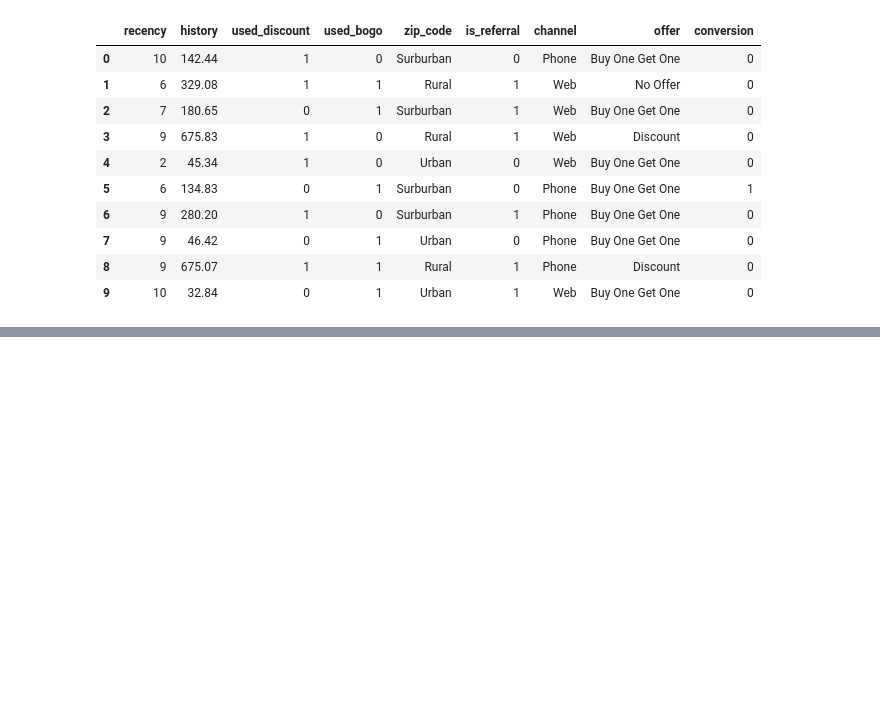
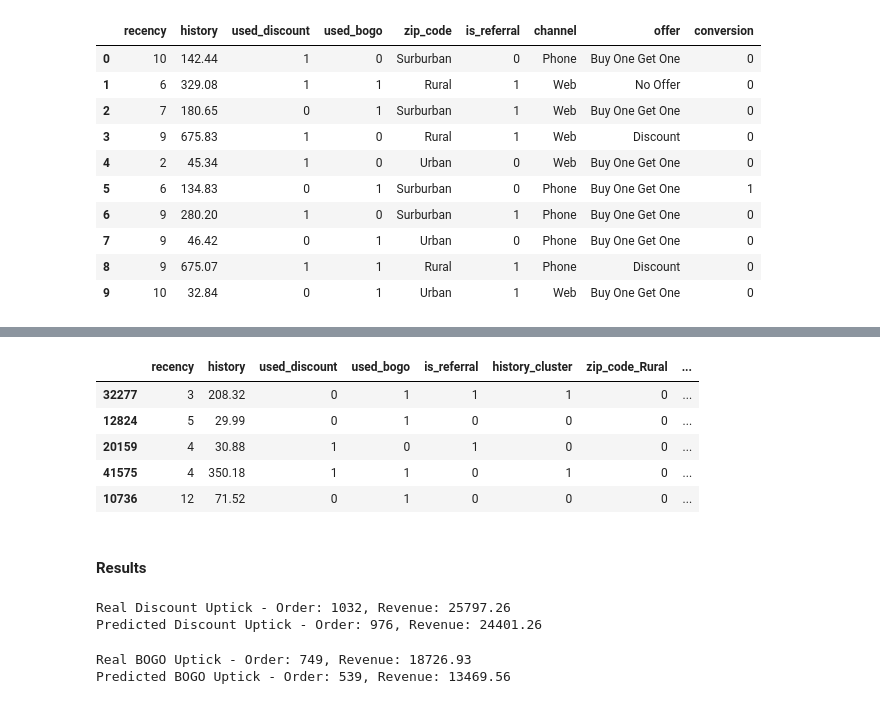
Before and after one commit to Williamdst/Springboard-DSC, a Jupyter notebook: 22.3_Data-Driven-Growth/VII_Market-Response-Models.ipynb, the cells around one changed output, grey strips where cells are left out. Cells and saved outputs as stored; diff of their text form; code cells hidden in the pictures; blank space fills up the shorter version.

```diff
--- a/22.3_Data-Driven-Growth/VII_Market-Response-Models.ipynb
+++ b/22.3_Data-Driven-Growth/VII_Market-Response-Models.ipynb
@@ -55,0 +210,10 @@ df_data.head(10)
+# %%
+X = df_model.drop(['conversion'], axis=1)
+y = df_model.conversion
+# %%
+X_train, X_test, y_train, y_test = train_test_split(X, y, test_size=0.2, random_state=56)
+# %%
+xgb_model = xgb.XGBClassifier().fit(X_train, y_train)
+
+# Predict_proba returns the probability of the target output. It returns both the probability of 0 and 1
+X_test['proba'] = xgb_model.predict_proba(X_test)[:,1]
@@ -55,0 +227,13 @@ df_data.head(10)
+# %%
+result_df = pd.merge(X_test, y_test, how='left', right_index=True, left_index=True)
+# %%
+result_df.head()
+# %% [output]
+|  | recency | history | used_discount | used_bogo | is_referral | history_cluster | zip_code_Rural | ... |
+| 32277 | 3 | 208.32 | 0 | 1 | 1 | 1 | 0 | ... |
+| 12824 | 5 | 29.99 | 0 | 1 | 0 | 0 | 0 | ... |
+| 20159 | 4 | 30.88 | 1 | 0 | 1 | 0 | 0 | ... |
+| 41575 | 4 | 350.18 | 1 | 1 | 0 | 1 | 0 | ... |
+| 10736 | 12 | 71.52 | 0 | 1 | 0 | 0 | 0 | ... |
+# %% [markdown]
+#### Results
@@ -55,0 +243,6 @@ df_data.head(10)
+# %%
+print('Real Discount Uptick - Order: {:.0f}, Revenue: {:.2f}'.format(result_discount_uptick, result_discount_uptick*25))
+print('Predicted Discount Uptick - Order: {:.0f}, Revenue: {:.2f}'.format(pred_discount_uptick, pred_discount_uptick*25))
+# %% [output]
+Real Discount Uptick - Order: 1032, Revenue: 25797.26
+Predicted Discount Uptick - Order: 976, Revenue: 24401.26
@@ -55,0 +252,6 @@ df_data.head(10)
+# %%
+print('Real BOGO Uptick - Order: {:.0f}, Revenue: {:.2f}'.format(result_bogo_uptick, result_bogo_uptick*25))
+print('Predicted BOGO Uptick - Order: {:.0f}, Revenue: {:.2f}'.format(pred_bogo_uptick, pred_bogo_uptick*25))
+# %% [output]
+Real BOGO Uptick - Order: 749, Revenue: 18726.93
+Predicted BOGO Uptick - Order: 539, Revenue: 13469.56
```
Also changed, not shown: parts of 28 cells of this notebook.
